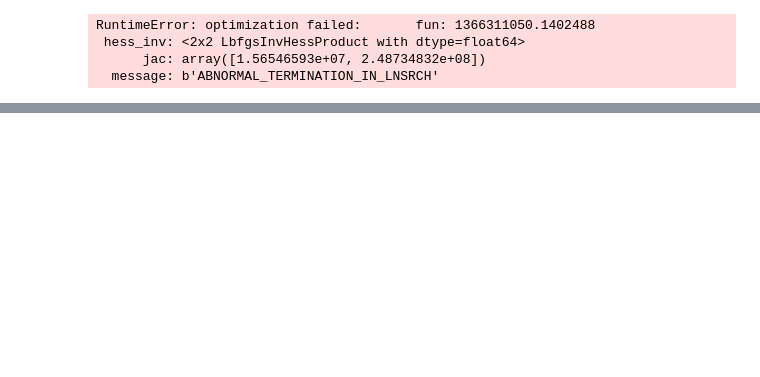
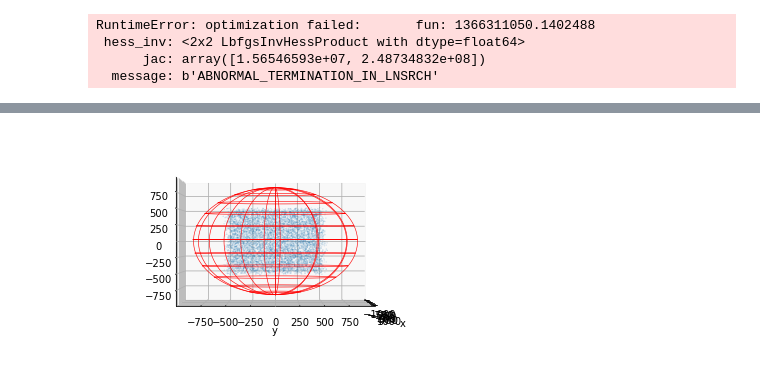
Before and after one commit to D-FS/Cuttings, a Jupyter notebook: bounding_ellispoid_notebook.ipynb, the cells around one changed output, grey strips where cells are left out. Drawn from its saved outputs; the diff is of its cells as text; code cells hidden in the pictures; blank space fills up the shorter version.

```diff
--- a/bounding_ellispoid_notebook.ipynb
+++ b/bounding_ellispoid_notebook.ipynb
@@ -97,0 +136,5 @@ RuntimeError: optimization failed:       fun: 1366311050.1402488
+# %%
+reload(plot)
+ax = plot.fit_ellipsoid_plot(rotated_aggregate, ellipsoid)
+# %% [output]
+[figure, added]
```
Also changed, not shown: parts of 9 cells of this notebook, 5 other files.
